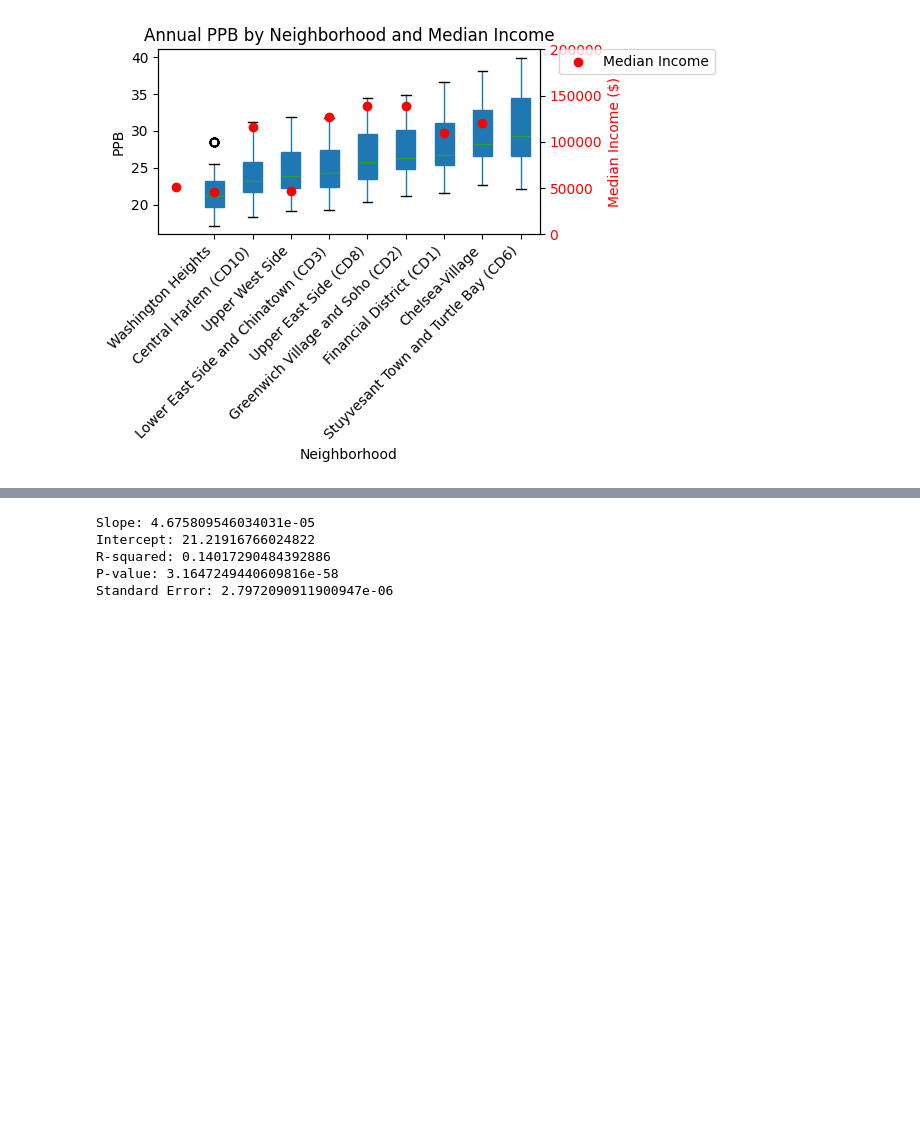
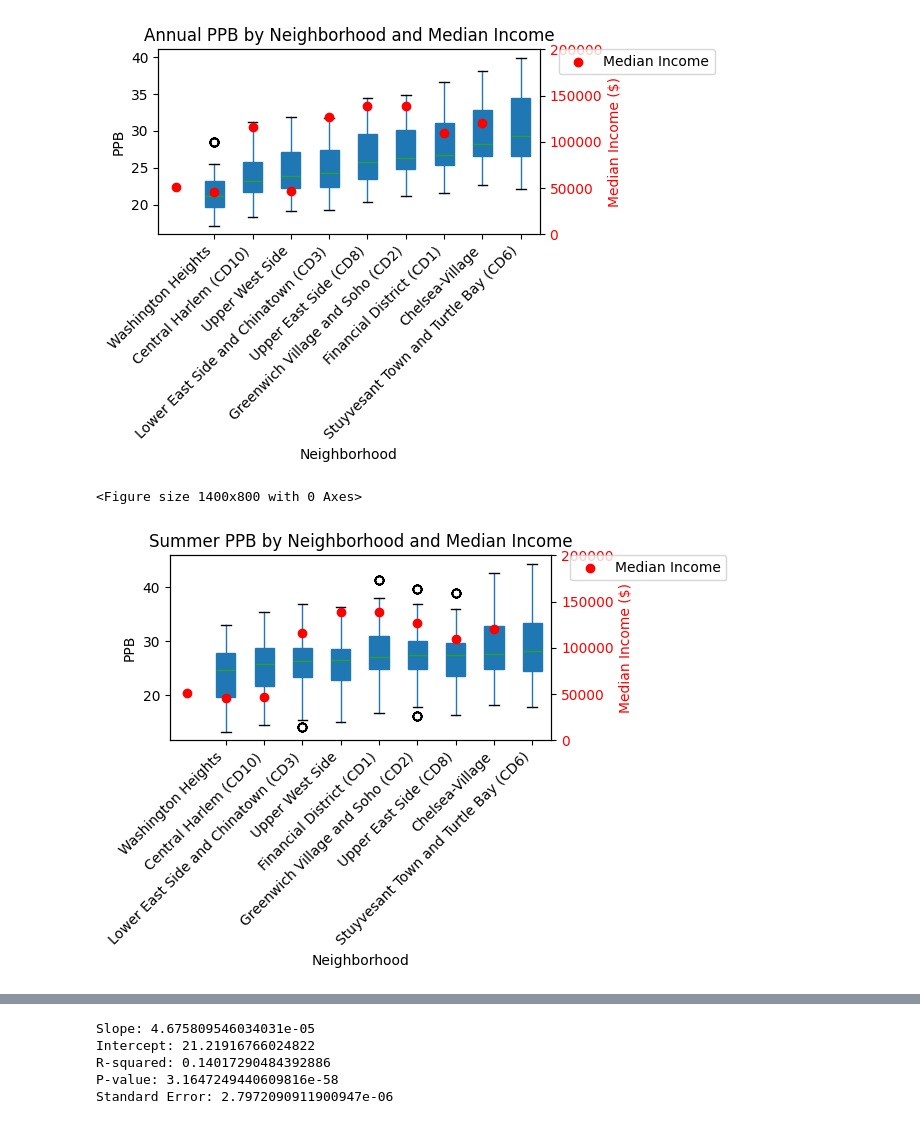
Before and after one commit to miniosushi/CS577_Project, a Jupyter notebook: Notebooks/main_project.ipynb, the cells around one changed output, grey strips where cells are left out. Drawn from its saved outputs; the diff is of its cells as text; code cells hidden in the pictures; blank space fills up the shorter version.

Commit message:
more plots

```diff
--- a/Notebooks/main_project.ipynb
+++ b/Notebooks/main_project.ipynb
@@ -125,3 +125,57 @@ plt.show()
 # %% [output]
 <Figure size 1400x800 with 0 Axes>
 [figure]
+# %%
+import pandas as pd
+import matplotlib.pyplot as plt
+data = pd.read_csv('../Data/Project_Data/Summer_Air.csv')
+
+# Load the median income data
+income_data = pd.read_csv('../Data/Project_Data/Filtered_Neighborhoods.csv')
+# Merge the datasets, keeping only neighborhoods present in both tables
+merged_data = data.merge(income_data, left_on="Geo Place Name", right_on="Location", how="inner")
+
+# Calculate the median PPB for each neighborhood
+ppb_medians = merged_data.groupby("Geo Place Name")["Data Value"].median()
+
+# Sort the neighborhoods by their median PPB values in ascending order
+sorted_neighborhoods = ppb_medians.sort_values().index
+
+# Reorder the data based on the sorted neighborhoods
+merged_data["Geo Place Name"] = pd.Categorical(merged_data["Geo Place Name"], categories=sorted_neighborhoods, ordered=True)
+
+# Create the box plot with the reordered neighborhoods
+plt.figure(figsize=(14, 8))
+boxplot = merged_data.boxplot(column="Data Value", by="Geo Place Name", grid=False, patch_artist=True)
+
+# Add labels and title for the air quality plot
+plt.title("Summer PPB by Neighborhood and Median Income")
+plt.suptitle("")  # Suppress the default title
+plt.xlabel("Neighborhood")
+plt.ylabel("PPB")
+plt.xticks(rotation=45, ha='right')
+income_medians = income_data.groupby("Location")["Data"].median()
+
+# Create a twin y-axis for the income data
+ax2 = plt.gca().twinx()
+
+# Plot the median income data as scatter points
+ax2.scatter(sorted_neighborhoods, [income_medians.get(loc, None) for loc in sorted_neighborhoods],
+            color='red', label="Median Income", zorder=10)
+
+# Adjust the range of the secondary y-axis
+ax2.set_ylim(0, 200000)
+
+# Add labels for the secondary y-axis
+ax2.set_ylabel("Median Income ($)", color='red')
+ax2.tick_params(axis='y', labelcolor='red')
+
+# Move the legend to a better location
+ax2.legend(loc="upper left", bbox_to_anchor=(1.05, 1), borderaxespad=0.)
+
+# Show the combined plot
+plt.tight_layout()
+plt.show()
+# %% [output]
+<Figure size 1400x800 with 0 Axes>
+[figure, added]
```
Also changed, not shown: parts of 1 cell of this notebook.
